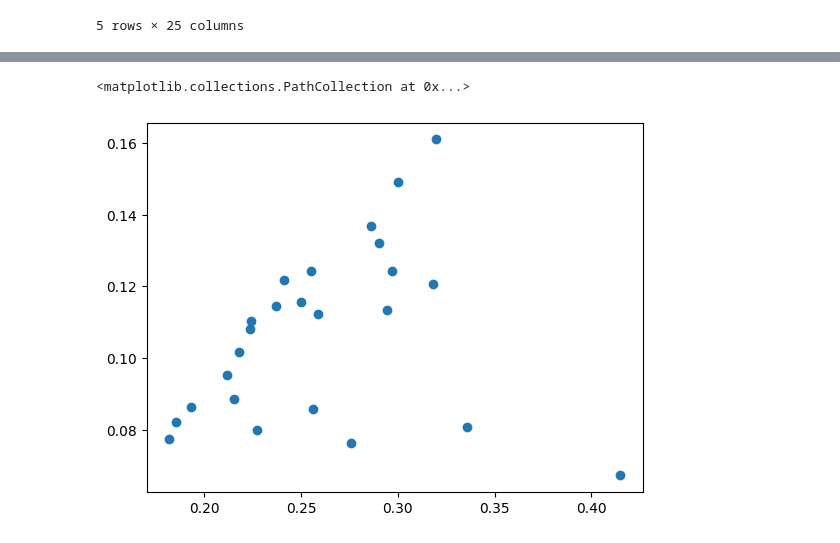
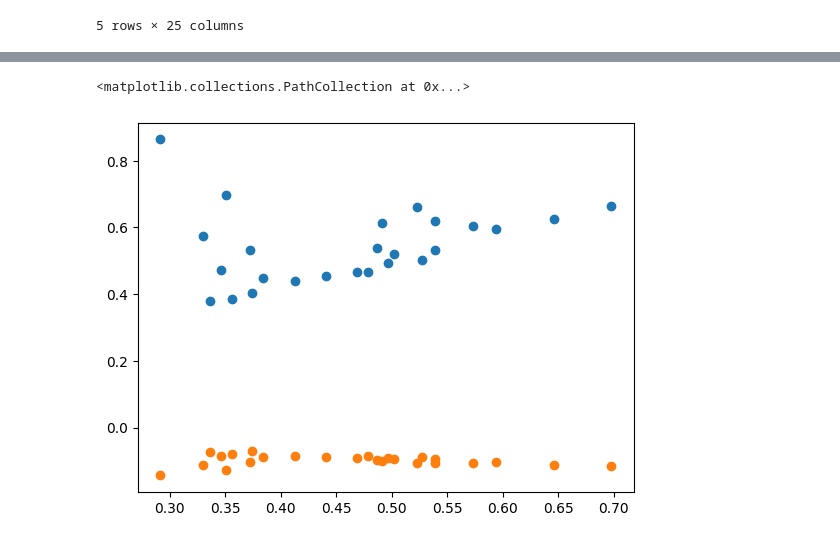
Before and after one commit to ccwhgetgit/finm-portfolio-2024, a Jupyter notebook: homework/hw4.ipynb, the cells around one changed output, grey strips where cells are left out. Cells and saved outputs as stored; diff of their text form; code cells hidden in the pictures.

```diff
--- a/homework/hw4.ipynb
+++ b/homework/hw4.ipynb
@@ -182,7 +175,7 @@ df.head()
 | 1926-11-30 | 0.052788 | 0.038777 | 0.021523 | -0.047594 | 0.002262 | 0.027933 | -0.026790 | 0.026978 | 0.048446 | 0.024192 | ... |
 5 rows × 25 columns
 # %%
-metrics = portfolio_metrics_basic(df, 0.05, 12)
+metrics = portfolio_metrics_basic(df, 0.05, 52)
 metrics
 # %% [output]
 |  | Annnualized Return | Annnualized Vol | Annnualized SR | VaR(0.05) |
@@ -210,6 +203,7 @@ MAX Correlation pair is ('Annnualized Vol', 'Annnualized Return'), with a correl
 [figure]
 # %%
-plt.scatter(y=metrics['Annnualized Return'], x=metrics['Annnualized Vol'])
+plt.scatter(x=metrics['Annnualized Return'], y=metrics['Annnualized Vol'])
+plt.scatter(x=metrics['Annnualized Return'], y=metrics['VaR(0.05)'])
 # %% [output]
 <matplotlib.collections.PathCollection at 0x...>
-[figure, old version]
+[figure, new version]
```
Also changed, not shown: parts of 23 cells of this notebook, 4 other files.
